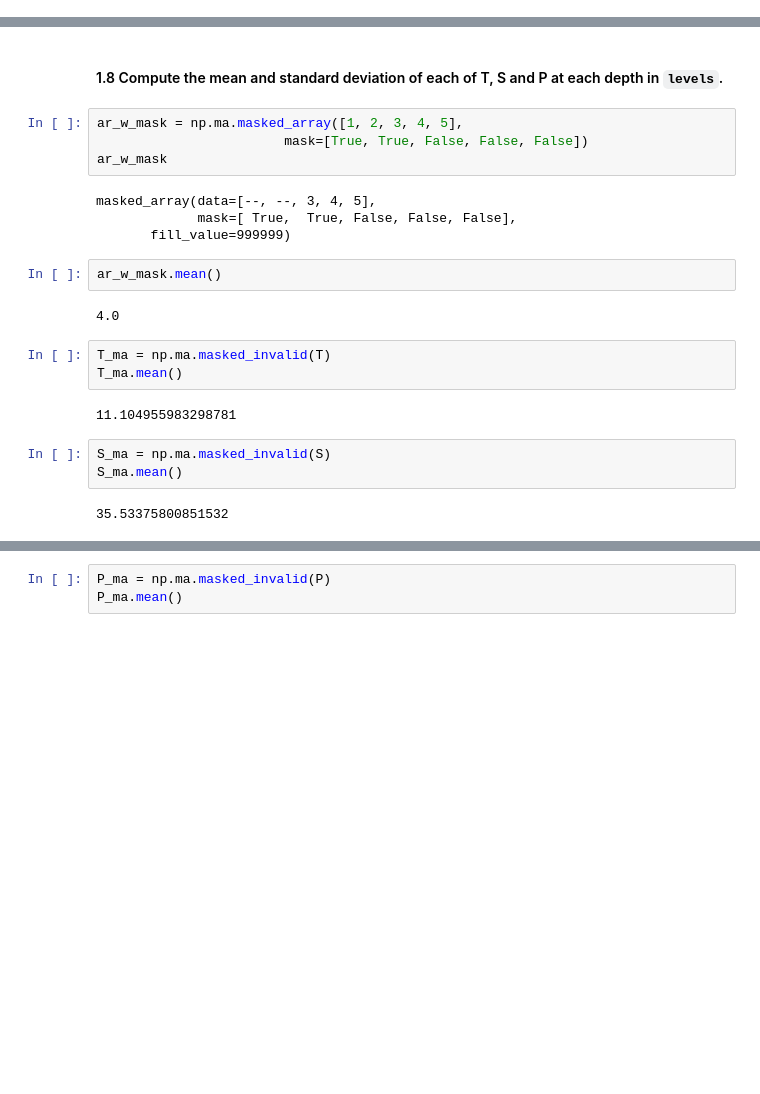
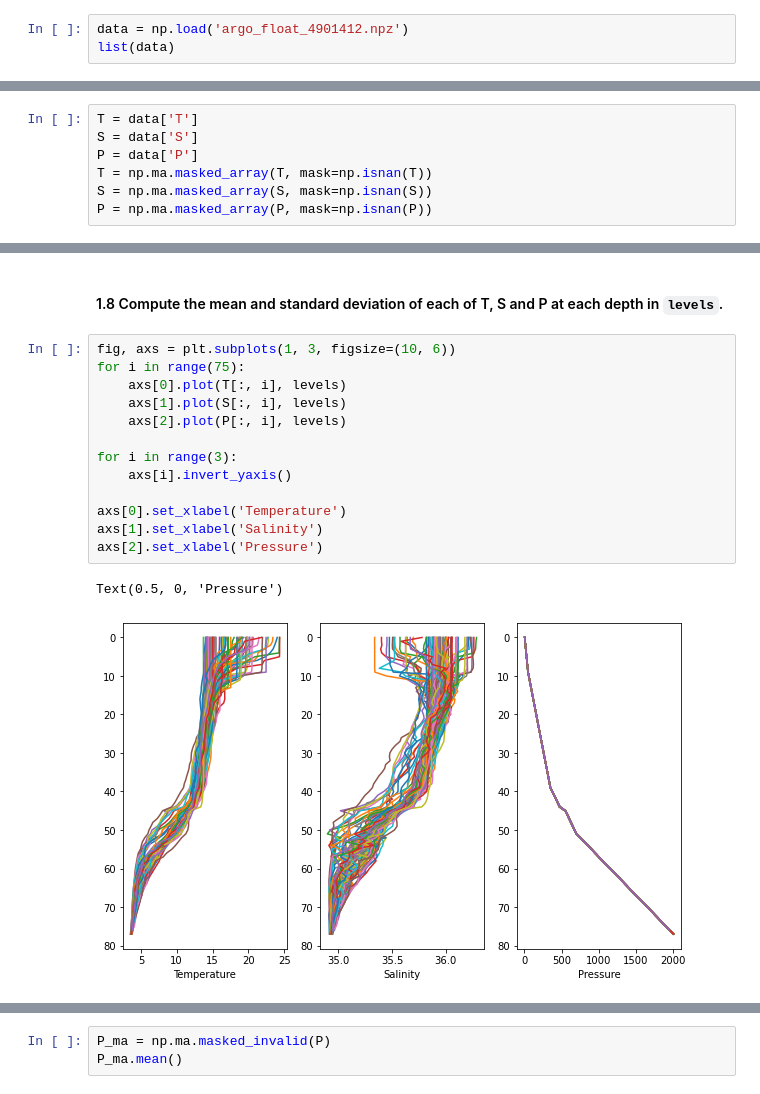
Before and after one commit to zubaer005/CMSC6950_Assignments, a Jupyter notebook: Assignment_7.ipynb, the cells around one changed output, grey strips where cells are left out. Saved outputs shown, nothing was run; the diff lists cells and outputs as text; blank space fills up the shorter version.

```diff
--- a/Assignment_7.ipynb
+++ b/Assignment_7.ipynb
@@ -39,0 +37,3 @@ list(data.keys())
+# %%
+data = np.load('argo_float_4901412.npz')
+list(data)
@@ -46,2 +44,9 @@ lon = data['lon']
+# %%
+T = data['T']
+S = data['S']
+P = data['P']
+T = np.ma.masked_array(T, mask=np.isnan(T))
+S = np.ma.masked_array(S, mask=np.isnan(S))
+P = np.ma.masked_array(P, mask=np.isnan(P))
 # %% [markdown]
 #### 1.5 Note the shapes of T, S and P compared to these arrays. How do they line up?
@@ -61,25 +73,19 @@ The vertical scale should be the `levels` data. Flip the veritcal axis direction
 a = np.array([T,S,P])
 # %% [markdown]
 #### 1.8 Compute the mean and standard deviation of each of T, S and P at each depth in `levels`.
-# %%
-ar_w_mask = np.ma.masked_array([1, 2, 3, 4, 5],
-                        mask=[True, True, False, False, False])
-ar_w_mask
-# %% [output]
-masked_array(data=[--, --, 3, 4, 5],
-             mask=[ True,  True, False, False, False],
-       fill_value=999999)
-# %%
-ar_w_mask.mean()
-# %% [output]
-4.0
-# %%
-T_ma = np.ma.masked_invalid(T)
-T_ma.mean()
-# %% [output]
-11.104955983298781
-# %%
-S_ma = np.ma.masked_invalid(S)
-S_ma.mean()
-# %% [output]
-35.53375800851532
+# %%
+fig, axs = plt.subplots(1, 3, figsize=(10, 6))
+for i in range(75):
+    axs[0].plot(T[:, i], levels)
+    axs[1].plot(S[:, i], levels)
+    axs[2].plot(P[:, i], levels)
+
+for i in range(3):
+    axs[i].invert_yaxis()
+
+axs[0].set_xlabel('Temperature')
+axs[1].set_xlabel('Salinity')
+axs[2].set_xlabel('Pressure')
+# %% [output]
+Text(0.5, 0, 'Pressure')
+[figure, added]
```
Also changed, not shown: parts of 24 cells of this notebook.
